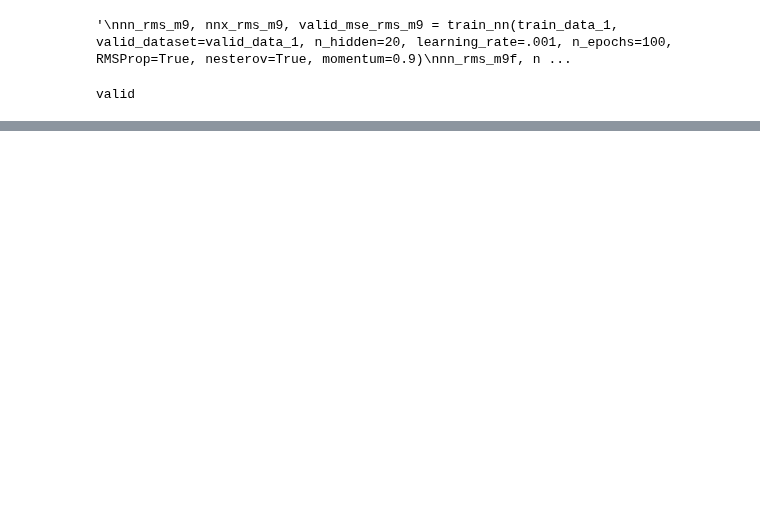
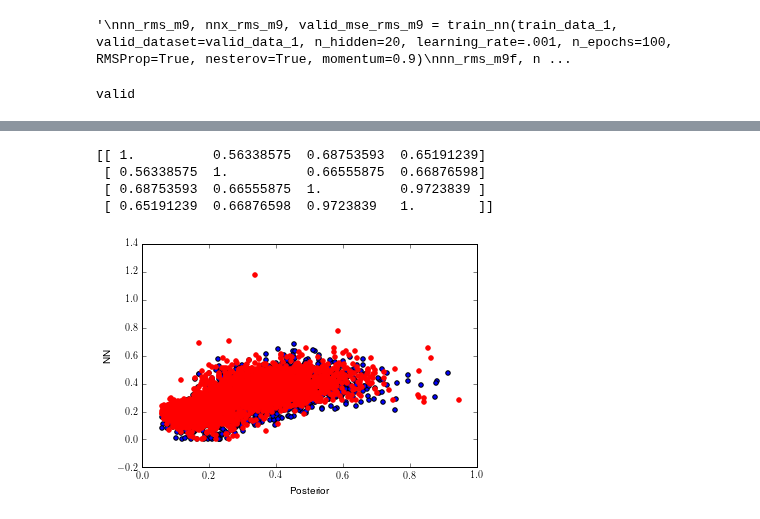
Before and after one commit to NYUMaLab/Divisive_Normalization_Project, a Jupyter notebook: Code/Demixing/Demixing DNN.ipynb, the cells around one changed output, grey strips where cells are left out. Cells and saved outputs as stored; diff of their text form; code cells hidden in the pictures; blank space fills up the shorter version.

Commit message:
lots of plots n things

```diff
--- a/Code/Demixing/Demixing DNN.ipynb
+++ b/Code/Demixing/Demixing DNN.ipynb
@@ -415,7 +415,7 @@ def shared_dataset(data_xy, borrow=True, no_c=False):
                                  borrow=borrow)
         return shared_x, shared_y
 
-def train_nn(train_dataset, valid_dataset=None, n_hidden=20, learning_rate=0.01, n_epochs=10, batch_size=20, test_data=None, linear=False, rho=False, nesterov=True, momentum=0, n_in=61, n_out=2):
+def train_nn(train_dataset, valid_dataset=None, n_hidden=20, learning_rate=0.01, n_epochs=10, batch_size=20, linear=False, mult_ys=True, rho=0, nesterov=True, momentum=0, n_in=61, n_out=2):
     """
     Demonstrate stochastic gradient descent optimization for a multilayer
     perceptron
@@ -429,9 +429,9 @@ def train_nn(train_dataset, valid_dataset=None, n_hidden=20, learning_rate=0.01,
 
    """
     if len(train_dataset) > 2:
-        train_set_x, train_set_y = shared_dataset(train_dataset)
+        train_set_x, train_set_y, _ = shared_dataset(train_dataset)
         if valid_dataset:
-            valid_set_x, valid_set_y = shared_dataset(valid_dataset)
+            valid_set_x, valid_set_y, _ = shared_dataset(valid_dataset)
     else:
         train_set_x, train_set_y = shared_dataset(train_dataset, no_c=True)
         if valid_dataset:
@@ -528,9 +528,14 @@ def train_nn(train_dataset, valid_dataset=None, n_hidden=20, learning_rate=0.01,
         }
     )
 
+    if mult_ys:
+        valid_mse = nn.valid_mse(y)
+    else:
+        valid_mse = cost
+
     validate_model = theano.function(
         inputs=[index],
-        outputs=nn.valid_mse(y),
+        outputs=valid_mse,
         givens={
             x: valid_set_x[index * batch_size:(index + 1) * batch_size],
             y: valid_set_y[index * batch_size:(index + 1) * batch_size]
@@ -1292,8 +1297,8 @@ def post_trainset(r, nn, post_func):
     return x, y
 # %%
 post_func = posterior_setup(low=.3, high=.7, discrete_cs = 3, num_s=50)
-r, s, c = generate_trainset_c(20000, low=.3, high=.7)
-vr, vs, vc = generate_trainset_c(3000, low=.3, high=.7)
+r, s, c = generate_testset_c(20000, low=.3, high=.7)
+vr, vs, vc = generate_testset_c(3000, low=.3, high=.7)
 hlr, post = post_trainset(r, nn_rms, post_func)
 print "valid"
 vhlr, vpost = post_trainset(vr, nn_rms, post_func)
@@ -1321,0 +1347,19 @@ epoch 99, minibatch 1000/1000, validation error 2.677712
+# %%
+%matplotlib inline
+hus = get_hu_responses(vr, nn_rms)
+nn_posts1 = get_hu_responses(hus, nn_post)
+vpost_sel = np.all(vpost<1, axis=0)
+vp = np.array((vpost[0][vpost_sel], vpost[1][vpost_sel]))
+np1 = np.array((nn_posts1.T[0][vpost_sel], nn_posts1.T[1][vpost_sel]))
+plt.scatter(vp[0], np1[0])
+plt.scatter(vp[1], np1[1], color='r')
+plt.xlim(0, 1)
+plt.xlabel("Posterior")
+plt.ylabel("NN")
+print np.corrcoef(vp, np1)
+# %% [output]
+[[ 1.          0.56338575  0.68753593  0.65191239]
+ [ 0.56338575  1.          0.66555875  0.66876598]
+ [ 0.68753593  0.66555875  1.          0.9723839 ]
+ [ 0.65191239  0.66876598  0.9723839   1.        ]]
+[figure, added]
```
Also changed, not shown: parts of 15 cells of this notebook, 1 other file.
